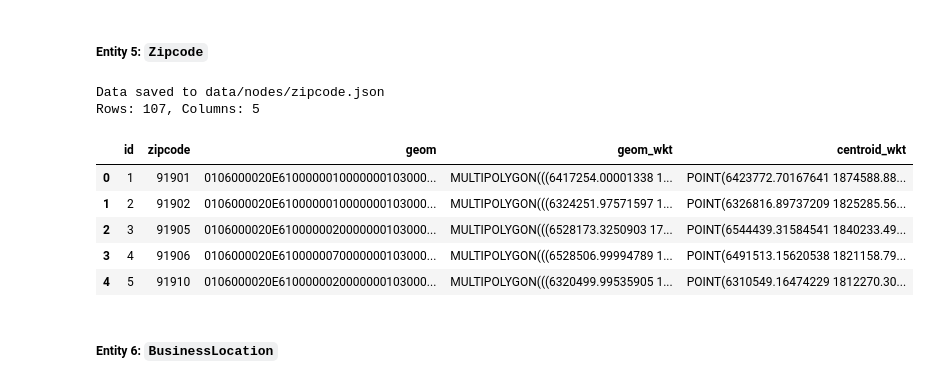
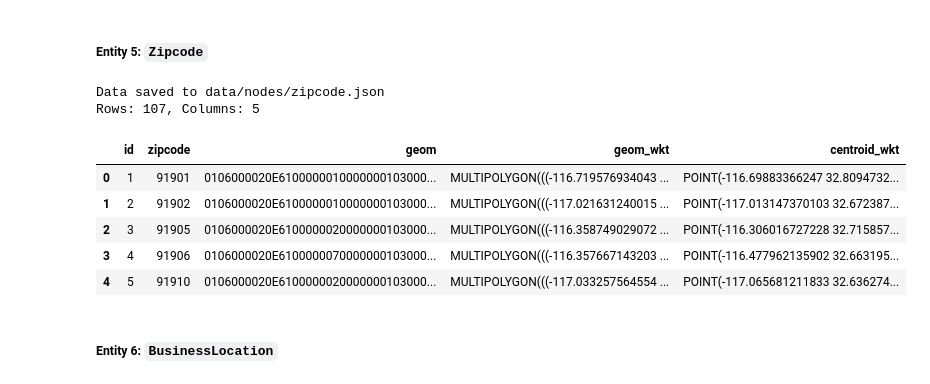
Before and after one commit to swhoyle/business-opportunity-graph, a Jupyter notebook: notebooks/01_extract_nodes.ipynb, the cells around one changed output. Saved outputs shown, nothing was run; the diff lists cells and outputs as text; code cells hidden in the pictures.

Commit message:
fixed zipcode geometry by forcefully setting the original table's output as SRID 2230

```diff
--- a/notebooks/01_extract_nodes.ipynb
+++ b/notebooks/01_extract_nodes.ipynb
@@ -245,35 +245,35 @@ Rows: 229, Columns: 2
 # %%
 query = """
 WITH sd_zipcodes AS (
     SELECT
         DISTINCT CAST(unnest(zipcodes) AS TEXT) as zipcode
     FROM city_neighborhoods
     WHERE county = 'San Diego'
 )
 SELECT
     t.zipcode,
-    ST_Transform(s.geom, 4326) AS geom,
-    ST_AsText(ST_Transform(geom, 4326)) AS geom_wkt,
-    ST_AsText(ST_Centroid(ST_Transform(geom, 4326))) AS centroid_wkt
+    ST_Transform(ST_SetSRID(s.geom, 2230), 4326) AS geom,
+    ST_AsText(ST_Transform(ST_SetSRID(s.geom, 2230), 4326)) AS geom_wkt,
+    ST_AsText(ST_Centroid(ST_Transform(ST_SetSRID(s.geom, 2230), 4326))) AS centroid_wkt
 FROM sd_zipcodes t
 LEFT JOIN test_zipcodes s ON t.zipcode::int = s.zip::int;
 """
 
 zipcode_df = query_db(query)
 zipcode_df["id"] = zipcode_df.index + 1
 zipcode_df = zipcode_df[["id"]+[col for col in zipcode_df.columns if col != "id"]]
 save_df_to_json(zipcode_df, "zipcode.json")
 print(f"Rows: {zipcode_df.shape[0]}, Columns: {zipcode_df.shape[1]}")
 zipcode_df.head()
 # %% [output]
 Data saved to data/nodes/zipcode.json
 Rows: 107, Columns: 5
 |  | id | zipcode | geom | geom_wkt | centroid_wkt |
-| 0 | 1 | 91901 | 0106000020E6100000010000000103000... | MULTIPOLYGON(((6417254.00001338 1... | POINT(6423772.70167641 1874588.88... |
-| 1 | 2 | 91902 | 0106000020E6100000010000000103000... | MULTIPOLYGON(((6324251.97571597 1... | POINT(6326816.89737209 1825285.56... |
-| 2 | 3 | 91905 | 0106000020E6100000020000000103000... | MULTIPOLYGON(((6528173.3250903 17... | POINT(6544439.31584541 1840233.49... |
-| 3 | 4 | 91906 | 0106000020E6100000070000000103000... | MULTIPOLYGON(((6528506.99994789 1... | POINT(6491513.15620538 1821158.79... |
-| 4 | 5 | 91910 | 0106000020E6100000020000000103000... | MULTIPOLYGON(((6320499.99535905 1... | POINT(6310549.16474229 1812270.30... |
+| 0 | 1 | 91901 | 0106000020E6100000010000000103000... | MULTIPOLYGON(((-116.719576934043 ... | POINT(-116.69883366247 32.8094732... |
+| 1 | 2 | 91902 | 0106000020E6100000010000000103000... | MULTIPOLYGON(((-117.021631240015 ... | POINT(-117.013147370103 32.672387... |
+| 2 | 3 | 91905 | 0106000020E6100000020000000103000... | MULTIPOLYGON(((-116.358749029072 ... | POINT(-116.306016727228 32.715857... |
+| 3 | 4 | 91906 | 0106000020E6100000070000000103000... | MULTIPOLYGON(((-116.357667143203 ... | POINT(-116.477962135902 32.663195... |
+| 4 | 5 | 91910 | 0106000020E6100000020000000103000... | MULTIPOLYGON(((-117.033257564554 ... | POINT(-117.065681211833 32.636274... |
 # %% [markdown]
 ##### Entity 6: `BusinessLocation`
 # %%
```
